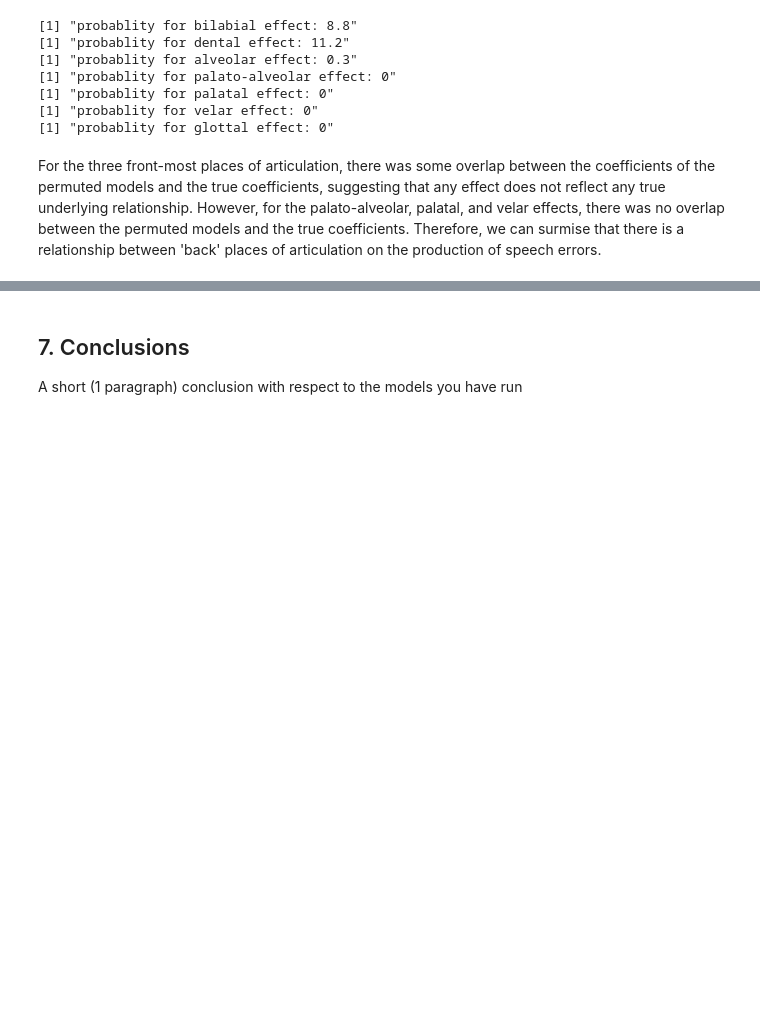
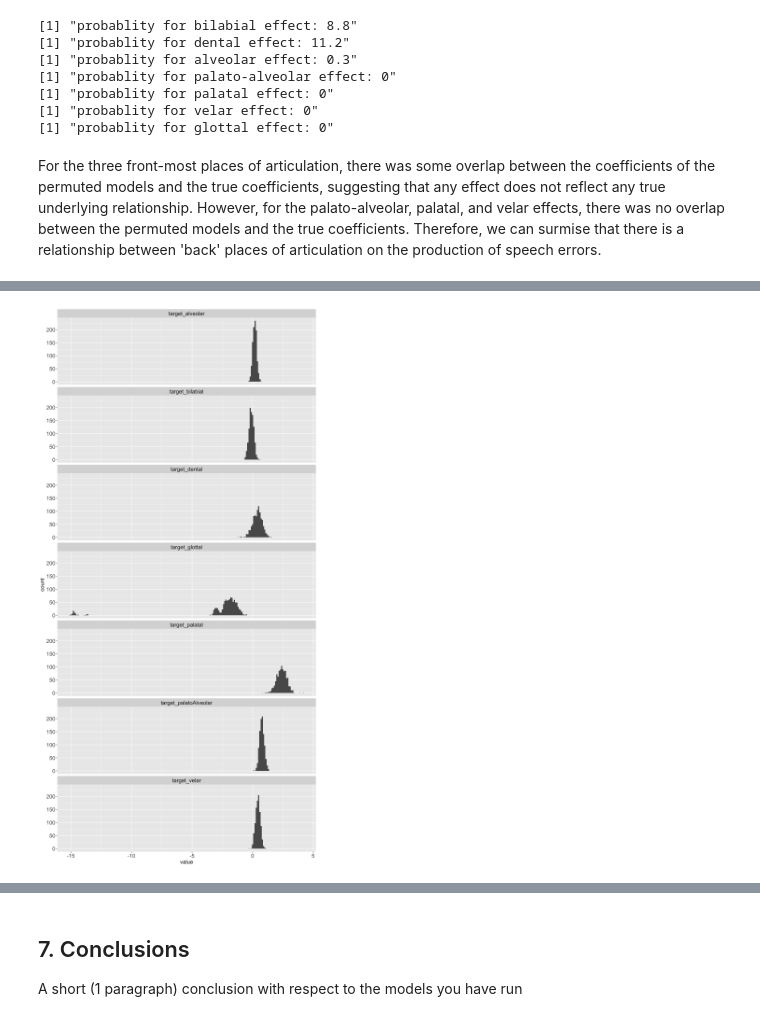
Before and after one commit to JenahBlack/Black_DSPN_S22, a Jupyter notebook: Black_DSPN_S22_FinalProject.ipynb, the cells around one changed output, grey strips where cells are left out. Cells and saved outputs as stored; diff of their text form; code cells hidden in the pictures; blank space fills up the shorter version.

```diff
--- a/Black_DSPN_S22_FinalProject.ipynb
+++ b/Black_DSPN_S22_FinalProject.ipynb
@@ -864,0 +970,23 @@ For the three front-most places of articulation, there was some overlap between
+# %%
+bootstrapped_coefficients_t <- bootstrapped_coefficients_t %>% dplyr::select(target_bilabial,
+                                                          target_dental,
+                                                          target_alveolar,
+                                                          target_palatoAlveolar,
+                                                          target_palatal,
+                                                          target_velar,
+                                                          target_glottal)
+
+
+bootstrapped_coefficients_long <-pivot_longer(bootstrapped_coefficients_t, cols = colnames(bootstrapped_coefficients_t))
+
+ggplot(data = bootstrapped_coefficients_long, aes(x = value)) +
+  geom_histogram(binwidth = 0.1) +
+  facet_wrap(bootstrapped_coefficients_long$name ~., ncol = 1) +
+  theme(axis.text.x = element_text(size = 14),
+        axis.title.x = element_text(size = 14),
+        axis.text.y = element_text(size = 14),
+        axis.title.y = element_text(size = 14),
+        strip.text = element_text(size = 14)
+  )
+# %% [output]
+[figure, added]
```
Also changed, not shown: parts of 43 cells of this notebook.
